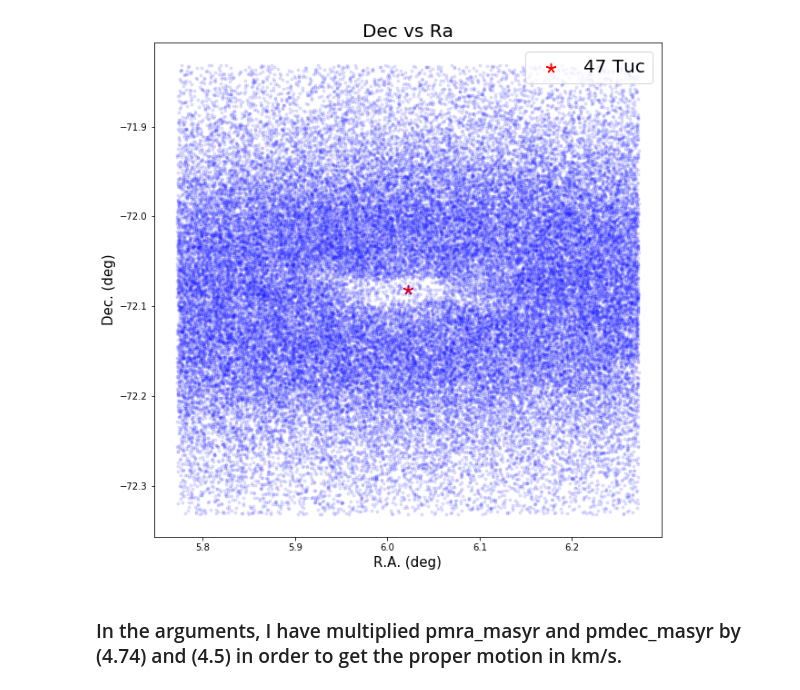
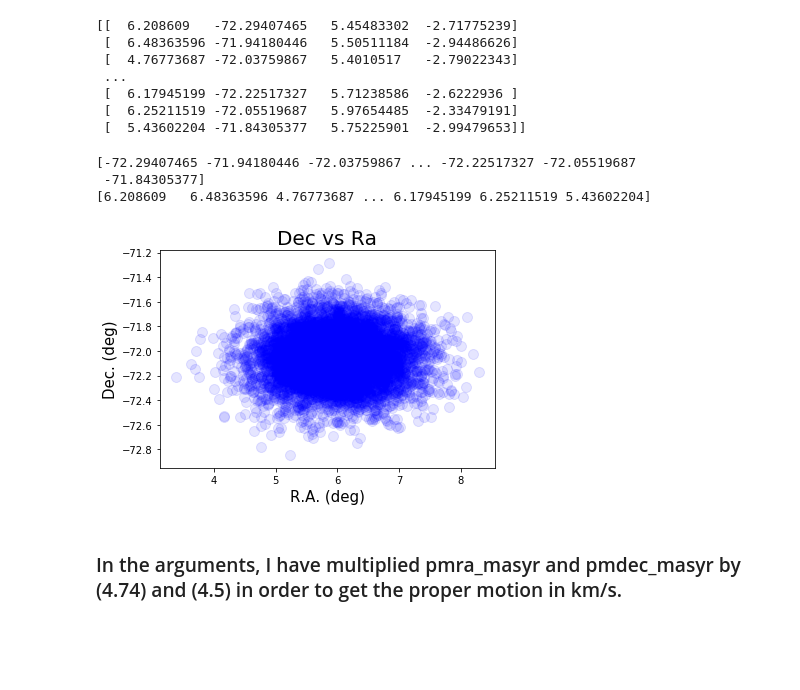
Before and after one commit to rebeccaceppas/problem-set-3, a Jupyter notebook: Problem 2.ipynb, the cells around one changed output. Cells and saved outputs as stored; diff of their text form; code cells hidden in the pictures; blank space fills up the shorter version.

```diff
--- a/Problem 2.ipynb
+++ b/Problem 2.ipynb
@@ -82,5 +35,5 @@ pmdec_error           = results["pmdec_error"]           # mas/yr
 # %%
-myfile = "gaia_results.dat" # define an output file name
-np.savetxt(myfile, np.transpose([ra,ra_error,dec,dec_error,pmra,pmra_error,pmdec,pmdec_error]),
-          header="ra  ra_error dec dec_error  pmra   pmra_error pmdec  pmdec_error  \n"+
-                 "deg mas      deg            mas/yr mas/yr     mas/yr mas/yr      ")
+myfile = "/Users/rebeccaceppas/Downloads/47tuc.dat" # define an output file name
+# np.savetxt(myfile, np.transpose([ra,ra_error,dec,dec_error,pmra,pmra_error,pmdec,pmdec_error]),
+#           header="ra  ra_error dec dec_error  pmra   pmra_error pmdec  pmdec_error  \n"+
+#                  "deg mas      deg            mas/yr mas/yr     mas/yr mas/yr      ")
@@ -103,17 +40,30 @@ array([[  6.02136426,   0.07217161, -72.08178172, ...,   0.10512221,
+# %%
+data = np.loadtxt(myfile)
+print(data)
+# %% [output]
+[[  6.208609   -72.29407465   5.45483302  -2.71775239]
+ [  6.48363596 -71.94180446   5.50511184  -2.94486626]
+ [  4.76773687 -72.03759867   5.4010517   -2.79022343]
+ ...
+ [  6.17945199 -72.22517327   5.71238586  -2.6222936 ]
+ [  6.25211519 -72.05519687   5.97654485  -2.33479191]
+ [  5.43602204 -71.84305377   5.75225901  -2.99479653]]
 # %%
-ra_deg,ra_error_mas,dec_deg,dec_error_mas,pmra_masyr,pmra_error_masyr,pmdec_masyr,pmdec_error_masyr = np.loadtxt(myfile,unpack=True)
+ra_deg,dec_deg,pmra_masyr,pmdec_masyr = np.loadtxt(myfile,unpack=True)
+print(dec_deg)
+print(ra_deg)
+# %% [output]
+[-72.29407465 -71.94180446 -72.03759867 ... -72.22517327 -72.05519687
+ -71.84305377]
+[6.208609   6.48363596 4.76773687 ... 6.17945199 6.25211519 5.43602204]
 # %%
-fig  = plt.figure(figsize=(10,10))
-ax = fig.add_subplot(111)
-ax.plot(ra_deg,dec_deg,".",color='blue',alpha=0.1)
-ax.scatter(coord.ra.deg, coord.dec.deg, marker=(5,2), s=100, color="red", label="47 Tuc")
+plt.scatter(ra_deg, dec_deg, s=100, color="blue", alpha=0.1)
 plt.xlabel("R.A. (deg)",fontsize=15)
 plt.ylabel("Dec. (deg)",fontsize=15)
-plt.legend(loc="upper right",prop={'size':20})
 plt.title("Dec vs Ra",fontsize=20)
 plt.show()
 # %% [output]
-[figure, old version]
+[figure, new version]
 # %% [markdown]
 ### In the arguments, I have multiplied pmra_masyr and pmdec_masyr by (4.74) and (4.5) in order to get the proper motion in km/s.
 # %%
```
Also changed, not shown: parts of 19 cells of this notebook.
